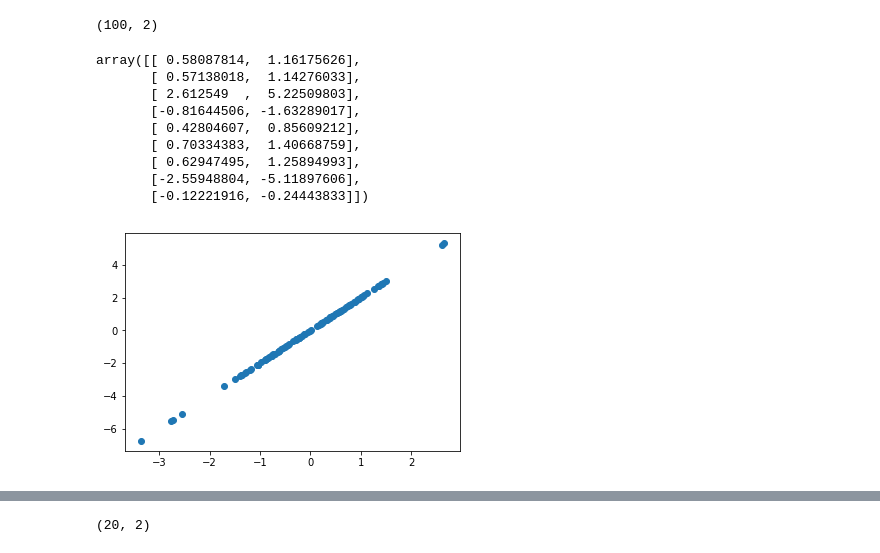
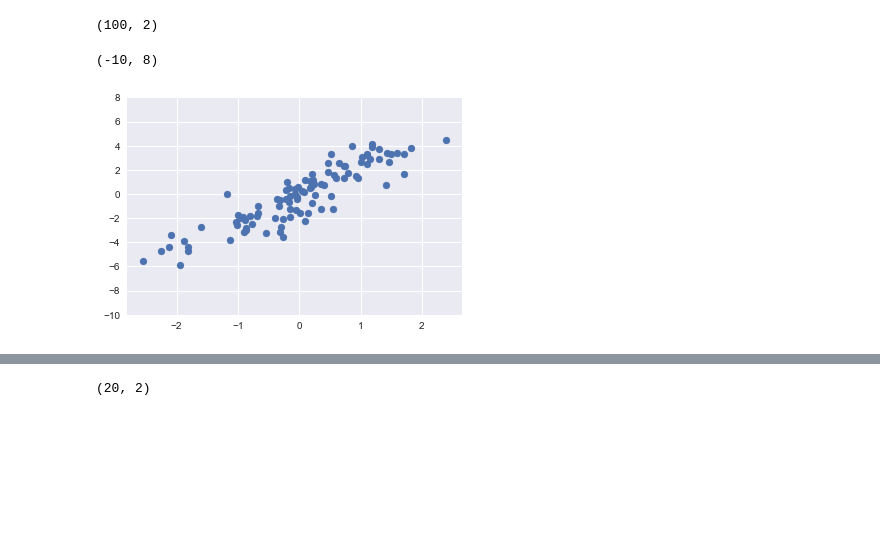
Before and after one commit to mbarbaro/PythonDataScienceHandbook, a Jupyter notebook: notebooks/02.07-#Notes-Fancy-Indexing-Notes.ipynb, the cells around one changed output, grey strips where cells are left out. Saved outputs shown, nothing was run; the diff lists cells and outputs as text; code cells hidden in the pictures; blank space fills up the shorter version.

```diff
--- a/notebooks/02.07-#Notes-Fancy-Indexing-Notes.ipynb
+++ b/notebooks/02.07-#Notes-Fancy-Indexing-Notes.ipynb
@@ -87,32 +87,22 @@ array([[ 0,  2],
 # %%
 mean = [0, 0]
 cov = [[1, 2],
-      [2, 4]]
+      [2, 5]]
 
 X = rand.multivariate_normal(mean, cov, 100)
 X.shape
 # %% [output]
 (100, 2)
-# %%
-X[1:10,:]
-# %% [output]
-array([[ 0.58087814,  1.16175626],
-       [ 0.57138018,  1.14276033],
-       [ 2.612549  ,  5.22509803],
-       [-0.81644506, -1.63289017],
-       [ 0.42804607,  0.85609212],
-       [ 0.70334383,  1.40668759],
-       [ 0.62947495,  1.25894993],
-       [-2.55948804, -5.11897606],
-       [-0.12221916, -0.24443833]])
 # %%
 %matplotlib inline
 import matplotlib.pyplot as plt
-#import seaborn; seaborn.set()
+import seaborn; seaborn.set()
 
 plt.scatter(X[:, 0], X[:, 1]);
+plt.ylim(-10, 8)
 # %% [output]
+(-10, 8)
-[figure, old version]
+[figure, new version]
 # %%
 indices = np.random.choice(100, 20, replace=False)
 indices
```
Also changed, not shown: parts of 22 cells of this notebook.
